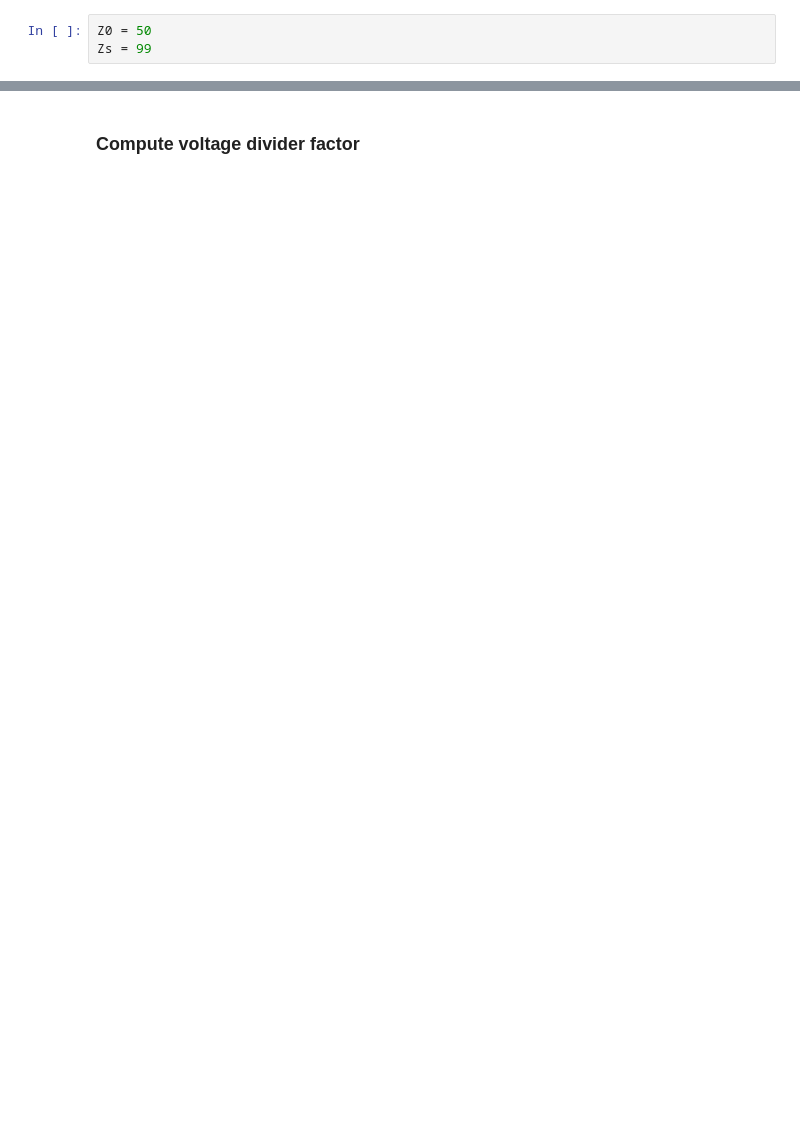
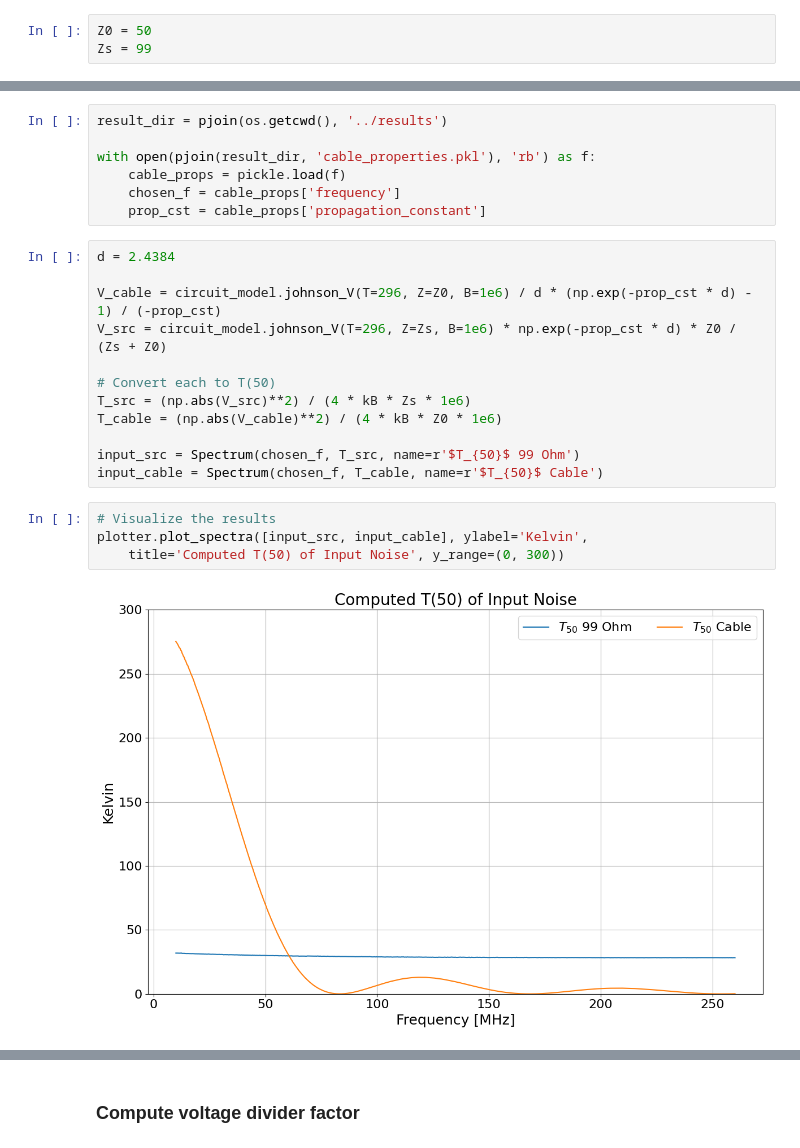
Before and after one commit to JoyYTZhou/RF_Math, a Jupyter notebook: notebooks/multiple_reflection.ipynb, the cells around one changed output, grey strips where cells are left out. Drawn from its saved outputs; the diff is of its cells as text; blank space fills up the shorter version.

```diff
--- a/notebooks/multiple_reflection.ipynb
+++ b/notebooks/multiple_reflection.ipynb
@@ -36,0 +48,25 @@ Zs = 99
+# %%
+result_dir = pjoin(os.getcwd(), '../results')
+
+with open(pjoin(result_dir, 'cable_properties.pkl'), 'rb') as f:
+    cable_props = pickle.load(f)
+    chosen_f = cable_props['frequency']
+    prop_cst = cable_props['propagation_constant']
+# %%
+d = 2.4384
+
+V_cable = circuit_model.johnson_V(T=296, Z=Z0, B=1e6) / d * (np.exp(-prop_cst * d) - 1) / (-prop_cst)
+V_src = circuit_model.johnson_V(T=296, Z=Zs, B=1e6) * np.exp(-prop_cst * d) * Z0 / (Zs + Z0)
+
+# Convert each to T(50)
+T_src = (np.abs(V_src)**2) / (4 * kB * Zs * 1e6)
+T_cable = (np.abs(V_cable)**2) / (4 * kB * Z0 * 1e6)
+
+input_src = Spectrum(chosen_f, T_src, name=r'$T_{50}$ 99 Ohm')
+input_cable = Spectrum(chosen_f, T_cable, name=r'$T_{50}$ Cable')
+# %%
+# Visualize the results
+plotter.plot_spectra([input_src, input_cable], ylabel='Kelvin',
+    title='Computed T(50) of Input Noise', y_range=(0, 300))
+# %% [output]
+[figure, added]
```
Also changed, not shown: parts of 19 cells of this notebook, 9 other files.
